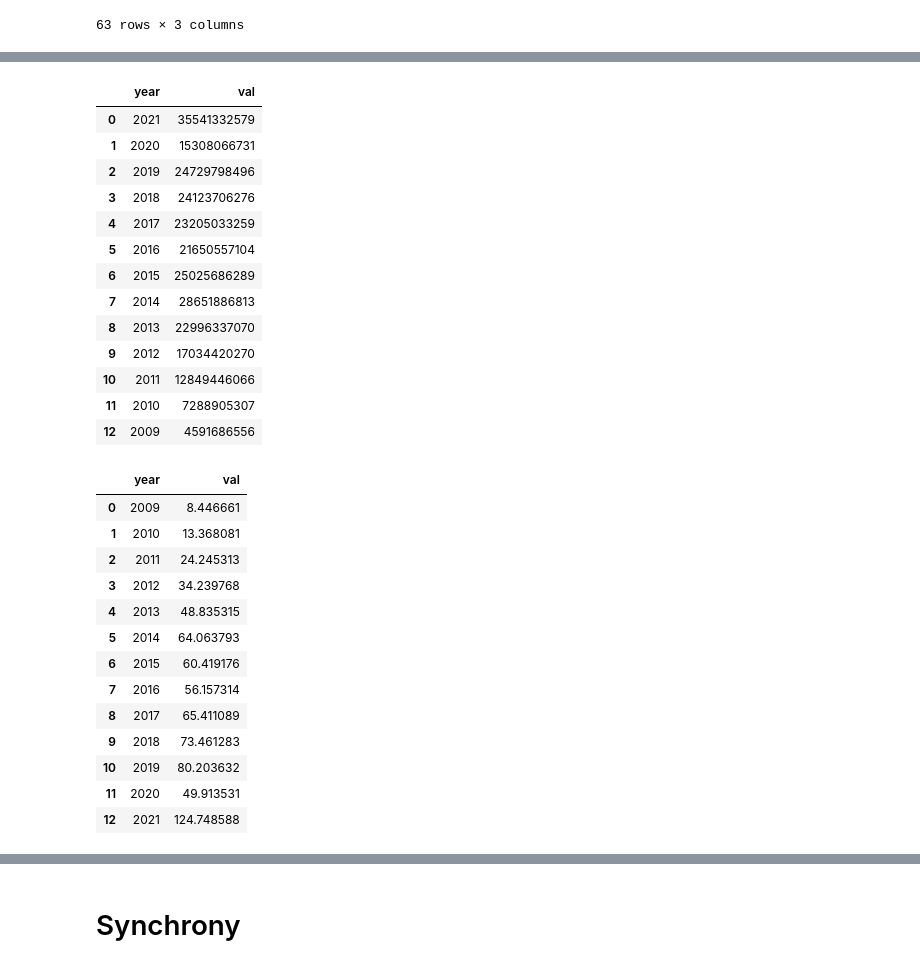
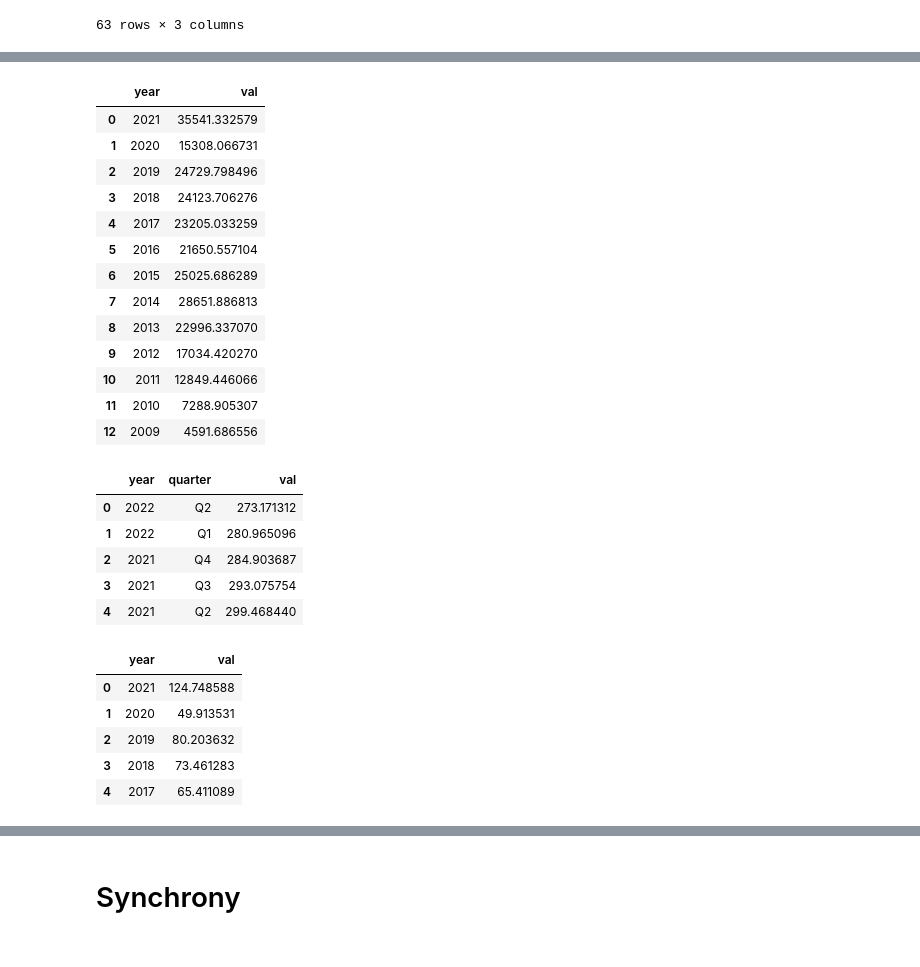
Before and after one commit to EzraTam/edgar-analysis, a Jupyter notebook: notebooks/test_edgar_data.ipynb, the cells around one changed output, grey strips where cells are left out. Cells and saved outputs as stored; diff of their text form; code cells hidden in the pictures.

Commit message:
add properties to edgar data

```diff
--- a/notebooks/test_edgar_data.ipynb
+++ b/notebooks/test_edgar_data.ipynb
@@ -17,9 +15,7 @@ import pandas as pd
 # %%
 cik_discover="0001393612"
 path_folder='/Users/ezratampubolon/PythonProjects/Financial/edgar-data/companyfacts'
+DiscoverQuarterly=EdgarDataComp(interval="quarterly",path_folder=path_folder,cik=cik_discover,norm_mill=True)
-# %%
-#DiscoverQuarterly=EdgarDataComp(interval="quarterly",path_folder=path_folder,cik=cik,norm_mill=False)
-DiscoverQuarterly=EdgarDataComp(interval="quarterly",path_folder=path_folder,cik=cik_discover,norm_mill=False)
 # %%
 DiscoverQuarterly.by_tag(tag="EarningsPerShareDiluted",which="us-gaap")
 # %% [output]
@@ -60,33 +36,34 @@ DiscoverQuarterly.shares_outstanding
 DiscoverQuarterly.market_capitalization
 # %% [output]
 |  | year | val |
-| 0 | 2021 | 35541332579 |
-| 1 | 2020 | 15308066731 |
-| 2 | 2019 | 24729798496 |
-| 3 | 2018 | 24123706276 |
-| 4 | 2017 | 23205033259 |
-| 5 | 2016 | 21650557104 |
-| 6 | 2015 | 25025686289 |
-| 7 | 2014 | 28651886813 |
-| 8 | 2013 | 22996337070 |
-| 9 | 2012 | 17034420270 |
-| 10 | 2011 | 12849446066 |
-| 11 | 2010 | 7288905307 |
-| 12 | 2009 | 4591686556 |
+| 0 | 2021 | 35541.332579 |
+| 1 | 2020 | 15308.066731 |
+| 2 | 2019 | 24729.798496 |
+| 3 | 2018 | 24123.706276 |
+| 4 | 2017 | 23205.033259 |
+| 5 | 2016 | 21650.557104 |
+| 6 | 2015 | 25025.686289 |
+| 7 | 2014 | 28651.886813 |
+| 8 | 2013 | 22996.337070 |
+| 9 | 2012 | 17034.420270 |
+| 10 | 2011 | 12849.446066 |
+| 11 | 2010 | 7288.905307 |
+| 12 | 2009 | 4591.686556 |
+# %%
+DiscoverQuarterly.shares_outstanding.head(5)
+# %% [output]
+|  | year | quarter | val |
+| 0 | 2022 | Q2 | 273.171312 |
+| 1 | 2022 | Q1 | 280.965096 |
+| 2 | 2021 | Q4 | 284.903687 |
+| 3 | 2021 | Q3 | 293.075754 |
+| 4 | 2021 | Q2 | 299.468440 |
 # %%
-DiscoverQuarterly.avg_share_price
+DiscoverQuarterly.avg_share_price.head(5)
 # %% [output]
 |  | year | val |
-| 0 | 2009 | 8.446661 |
-| 1 | 2010 | 13.368081 |
-| 2 | 2011 | 24.245313 |
-| 3 | 2012 | 34.239768 |
-| 4 | 2013 | 48.835315 |
-| 5 | 2014 | 64.063793 |
-| 6 | 2015 | 60.419176 |
-| 7 | 2016 | 56.157314 |
-| 8 | 2017 | 65.411089 |
-| 9 | 2018 | 73.461283 |
-| 10 | 2019 | 80.203632 |
-| 11 | 2020 | 49.913531 |
-| 12 | 2021 | 124.748588 |
+| 0 | 2021 | 124.748588 |
+| 1 | 2020 | 49.913531 |
+| 2 | 2019 | 80.203632 |
+| 3 | 2018 | 73.461283 |
+| 4 | 2017 | 65.411089 |
```
Also changed, not shown: parts of 19 cells of this notebook, 1 other file.
